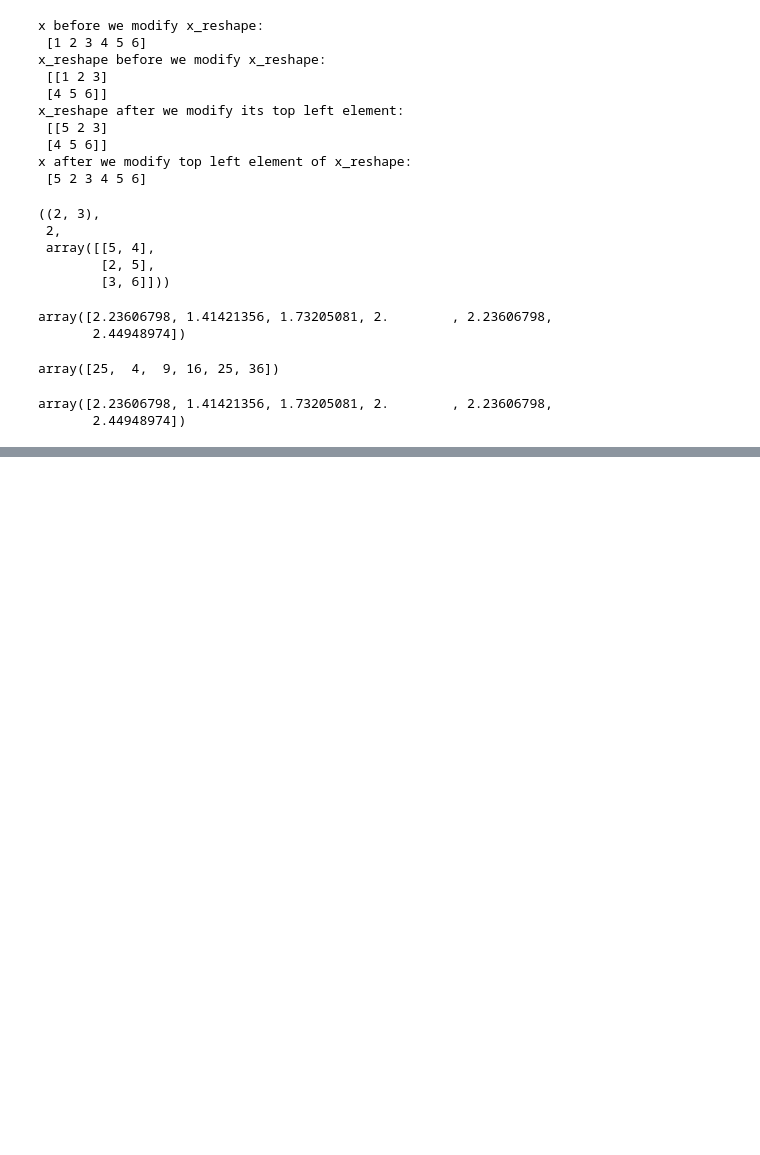
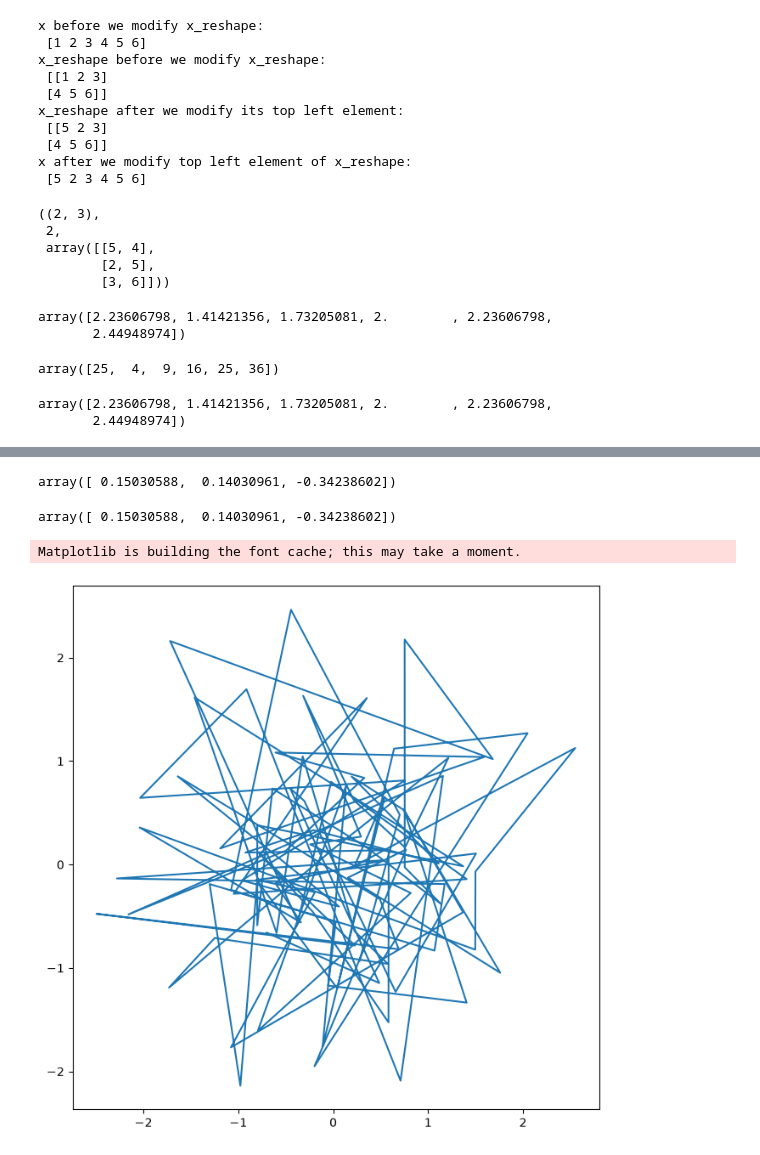
Before and after one commit to Nattawut30/Math-Algorithmic-Trading, a Jupyter notebook: Probability_Statistics/01_statistical_learning.ipynb, the cells around one changed output, grey strips where cells are left out. Saved outputs shown, nothing was run; the diff lists cells and outputs as text; code cells hidden in the pictures; blank space fills up the shorter version.

Commit message:
fundamentals_matplotlib_pyplot_subplots_scatter_plot, and Sequence_Slice_Notation

```diff
--- a/Probability_Statistics/01_statistical_learning.ipynb
+++ b/Probability_Statistics/01_statistical_learning.ipynb
@@ -365,0 +396,8 @@ array([ 0.92773003, -0.31235453, -0.6817982 , -0.53515737,  0.32296817,
+# %%
+# np.mean() = mean
+# np.var() = variance
+# np.std() = standard deviation
+
+rng = np.random.default_rng(3)
+y = rng.standard_normal(10)
+np.mean(y), y.mean
@@ -365,0 +435,25 @@ array([ 0.92773003, -0.31235453, -0.6817982 , -0.53515737,  0.32296817,
+# %%
+# mean()
+
+X.mean(axis=0)
+# %% [output]
+array([ 0.15030588,  0.14030961, -0.34238602])
+# %%
+X.mean(0)
+# %% [output]
+array([ 0.15030588,  0.14030961, -0.34238602])
+# %%
+""" Graphics """
+
+# matplotlib.pyplot
+# subplots()
+# The axes contain important imformation about each plot, x-axis and y-axis labels, title and more.
+
+from matplotlib.pyplot import subplots
+fig, ax = subplots(figsize=(8, 8))
+x = rng.standard_normal(100)
+y = rng.standard_normal(100)
+ax.plot(x, y);
+# %% [output]
+Matplotlib is building the font cache; this may take a moment.
+[figure, added]
```
Also changed, not shown: parts of 23 cells of this notebook.
